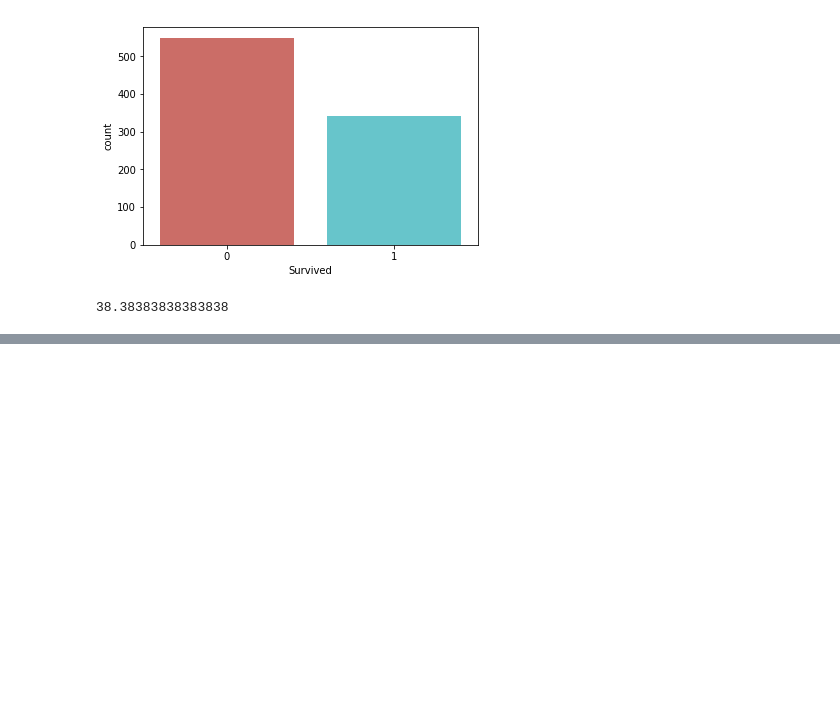
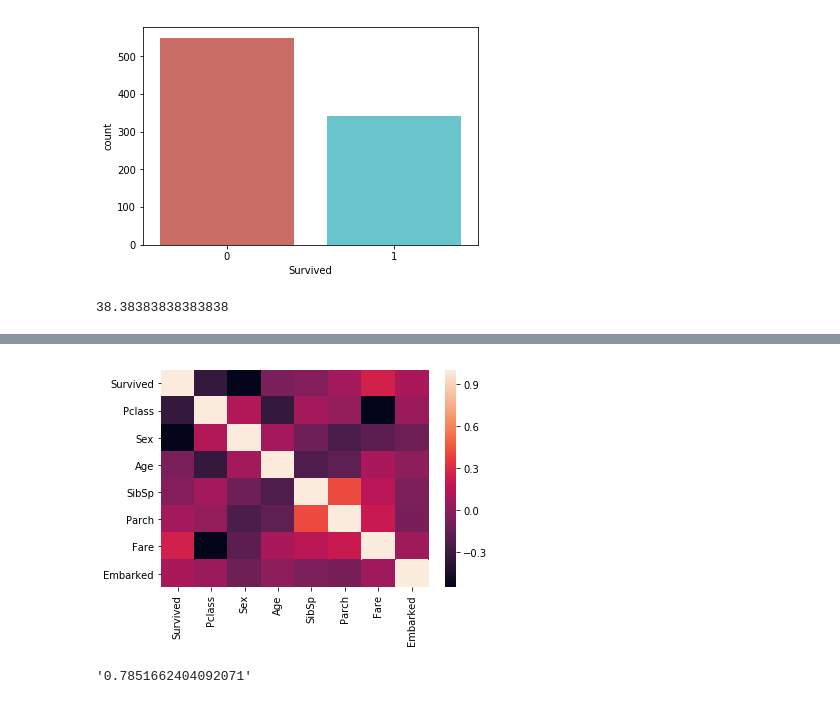
Before and after one commit to NehaTirumalasetti/PyPro, a Jupyter notebook: LogisticRegression.ipynb, the cells around one changed output, grey strips where cells are left out. Saved outputs shown, nothing was run; the diff lists cells and outputs as text; code cells hidden in the pictures; blank space fills up the shorter version.

```diff
--- a/LogisticRegression.ipynb
+++ b/LogisticRegression.ipynb
@@ -90,0 +96,13 @@ ValueError: Input contains NaN, infinity or a value too large for dtype('float64
+# %%
+sns.heatmap(data.corr())
+plt.show()
+# %% [output]
+[figure, added]
+# %%
+logreg=LogisticRegression()
+learner=logreg.fit(x_train,y_train)
+y_pred=learner.predict(x_test)
+per=format(logreg.score(x_test, y_test))
+per
+# %% [output]
+'0.7851662404092071'
```
Also changed, not shown: parts of 5 cells of this notebook.
